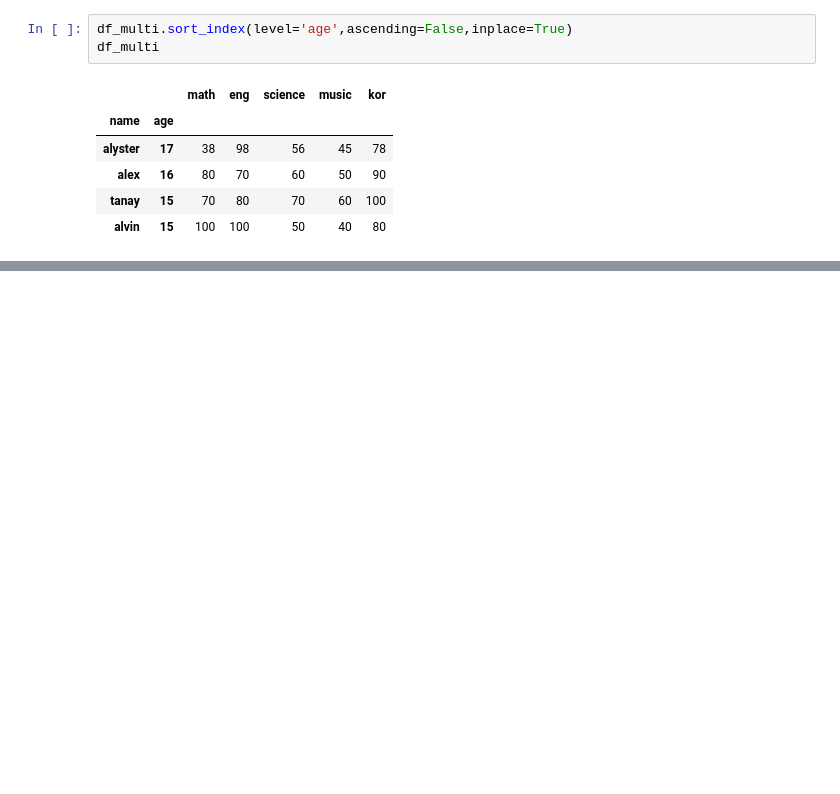
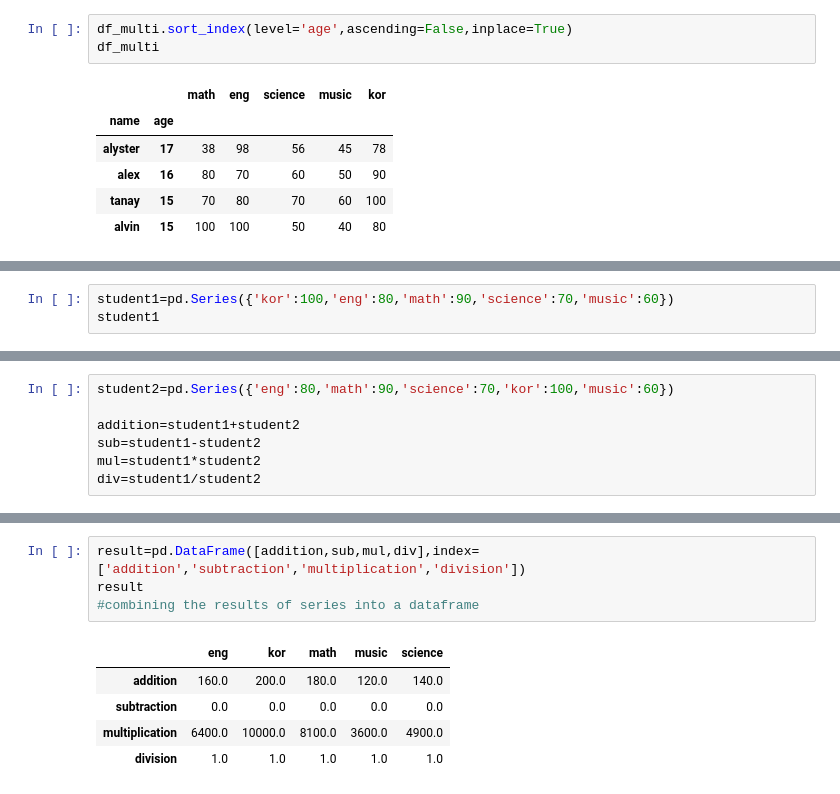
Before and after one commit to AlysterBenedict/AIML, a Jupyter notebook: Pandas/pandas.ipynb, the cells around one changed output, grey strips where cells are left out. Saved outputs shown, nothing was run; the diff lists cells and outputs as text; blank space fills up the shorter version.

```diff
--- a/Pandas/pandas.ipynb
+++ b/Pandas/pandas.ipynb
@@ -951,0 +958,3 @@ df_multi
+# %%
+student1=pd.Series({'kor':100,'eng':80,'math':90,'science':70,'music':60})
+student1
@@ -951,0 +978,7 @@ df_multi
+# %%
+student2=pd.Series({'eng':80,'math':90,'science':70,'kor':100,'music':60})
+
+addition=student1+student2
+sub=student1-student2
+mul=student1*student2
+div=student1/student2
@@ -951,0 +1005,10 @@ df_multi
+# %%
+result=pd.DataFrame([addition,sub,mul,div],index=['addition','subtraction','multiplication','division'])
+result
+#combining the results of series into a dataframe
+# %% [output]
+|  | eng | kor | math | music | science |
+| addition | 160.0 | 200.0 | 180.0 | 120.0 | 140.0 |
+| subtraction | 0.0 | 0.0 | 0.0 | 0.0 | 0.0 |
+| multiplication | 6400.0 | 10000.0 | 8100.0 | 3600.0 | 4900.0 |
+| division | 1.0 | 1.0 | 1.0 | 1.0 | 1.0 |
```
Also changed, not shown: parts of 6 cells of this notebook.
